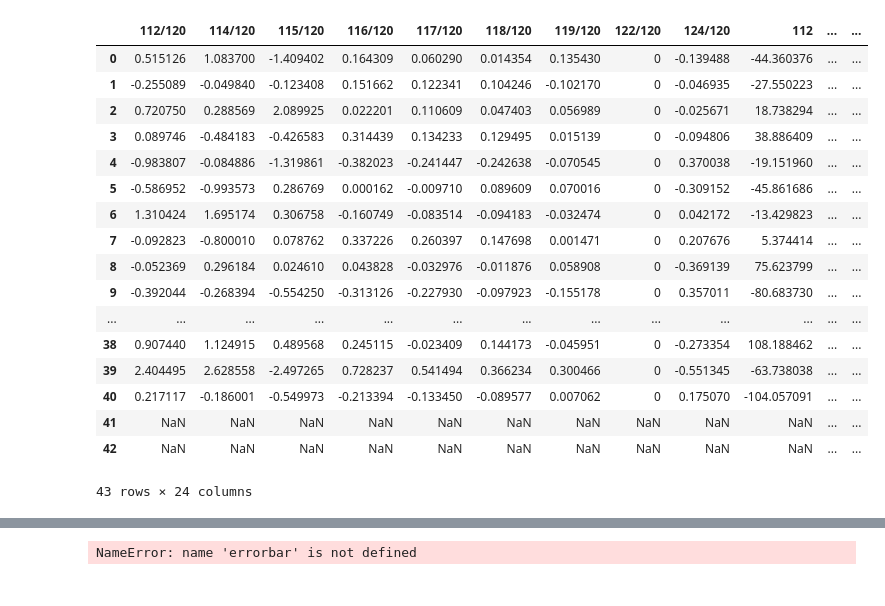
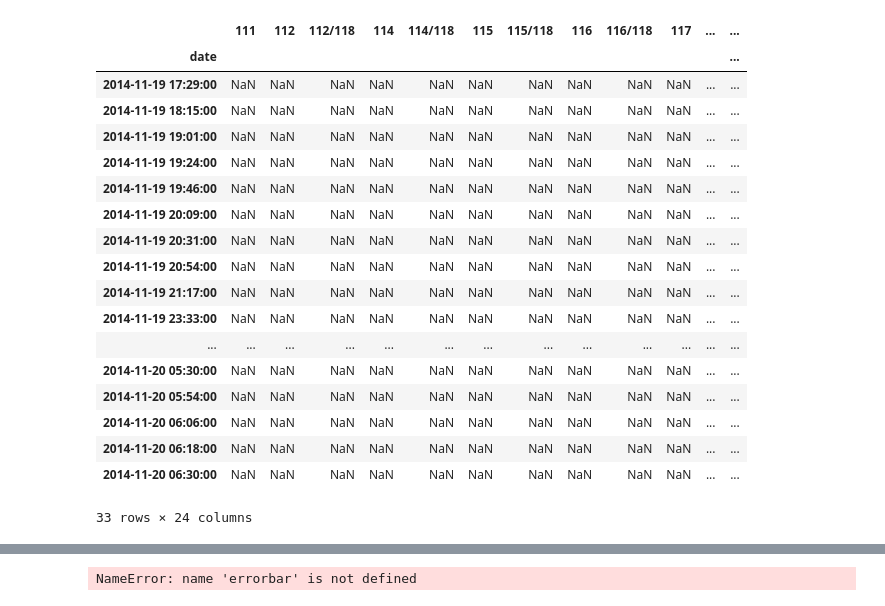
Before and after one commit to Marfster/NU_Plasma, a Jupyter notebook: Nu Plasma Evaluation - internal norm.ipynb, the cells around one changed output, grey strips where cells are left out. Saved outputs shown, nothing was run; the diff lists cells and outputs as text; code cells hidden in the pictures.

```diff
--- a/Nu Plasma Evaluation - internal norm.ipynb
+++ b/Nu Plasma Evaluation - internal norm.ipynb
@@ -30,13 +30,13 @@ corr_isotopes_Sb = {"Te": "125"}
 # Mass Range of cup configuration
 mass_range = cycles2_mass_range
 #isotopes = [["111", "112", "114", "115", "116", "117", "118", "119", "122", "124"], ["117", "118", "119", "122", "124"]]
-isotopes = [["112", "114", "115", "116", "117", "118", "119", "122", "124"]]
+isotopes = [["112", "114", "115", "116", "117", "119", "120", "122", "124"]]
 #isotopes = [["116", "117", "118", "119", "122", "124"]]
-isotope_column = ["112", "114", "115", "116", "117", "118", "119", "122", "124"]
-data_sample_column = [(i + "/" + "120") for i in isotope_column]
+isotope_column = ["112", "114", "115", "116", "117", "119", "120", "122", "124"]
+data_sample_column = [(i + "/" + "118") for i in isotope_column]
 
-denom_isotope = "120"
-norm_ratio = ["122","120"]
+denom_isotope = "118"
+norm_ratio = ["122","118"]
 #number of iterations for beta
 iter_beta = 10
 
@@ -51,6 +51,7 @@ df_all = pd.DataFrame()
 blk_ls = []
 sample_ls = []
 files_1 = range(files_start, files_end, 1)
+#files_1 = range(100, 125, 1) + range(132, 165, 1)
 for sample in files_1:
     df = NU_data_read(path, sample, cup_config)
     cycles = range(1, len(df.data_read(sample).index)+1)
@@ -72,7 +73,7 @@ for sample in files_1:
 
     if sample_name == "blank sol" or sample_name == "wash" or sample_name == "wash clean":
         blk_ls.append(sample)
-    elif sample_name == "SQ" or sample_name == "teflon blank" or sample_name == "4ml HDPE blank":
+    elif sample_name == "SQ" or sample_name == "teflon blank" or sample_name == "4ml HDPE blank" or sample_name == "blank sample":
         None
     else:
         sample_ls.append(sample)
@@ -105,5 +106,4 @@ df_all
 # %%
-files_1 = range(files_start, files_end, 1)
 df_raw_signals = pd.DataFrame()
 df_internal_norm = pd.DataFrame()
 
@@ -143,7 +143,7 @@ for sample in sample_ls:
     data_sample_raw = pd.DataFrame.from_dict(data_sample_raw, orient = 'index')
     data_sample_raw = new_corr.mad_outlier_rejection(data_sample_raw)
 
-    data_sample = new_corr.internal_norm_1(norm_ratio, denom_isotope, iter_beta)
+    data_sample = new_corr.internal_norm_2(norm_ratio, denom_isotope, iter_beta)
     data_sample = pd.DataFrame.from_dict(data_sample, orient = 'index')
     data_sample = new_corr.mad_outlier_rejection(data_sample)
 
@@ -161,3 +161,4 @@ for sample in sample_ls:
     data_sample = data_sample.merge(data_sample_raw)
 
     df_internal_norm = df_internal_norm.append(data_sample)
+    print sample, sample_name
@@ -168,9 +187,10 @@ columns.extend(data_sample_column)
 columns.extend(sorted(data_sample_raw.drop("cycle", axis=1).columns))
 df_internal_sub = pd.DataFrame(df_internal_norm, columns = columns)
 
-df_all_sub = df_all[(df_all["sample"] != "blank sol") & (df_all["sample"] != "SQ") & (df_all["sample"] != "teflon blank")]
+df_all_sub = df_all[(df_all["sample"] != "blank sol") & (df_all["sample"] != "SQ") & (df_all["sample"] != "teflon blank") & (df_all["sample"] != "wash clean") & (df_all["sample"] != "blank sample")]
 df_internal_sub["111"] = df_all_sub["L3 (1)"]
 df_internal_sub["125"] = df_all_sub["H5 (2)"]
 df_internal_sub["Cd/Sn"] = (df_all_sub["L3 (1)"]/12.722)/(df_all_sub["H4 (1)"]/24.223)
 df_internal_sub["Te/Sn"] = (df_all_sub["H5 (2)"]/7.0509)/(df_all_sub["H4 (1)"]/24.223)
 #df_external_sub.to_csv(path_sav + "Sn_H9_L4_internal_corr_all.csv")
+df_internal_norm
@@ -240,46 +258,47 @@ show(dataplot)
 # %%
 sub_index = df_internal_norm_mean[(df_internal_norm_mean["sample"].shift(1) == df_internal_norm_mean["sample"].shift(-1)) & (df_internal_norm_mean["sample"].shift(1) == "NIST 100ppb")].index
 #corr_values = df_internal_norm_mean[(df_external_norm_mean >= 0.74289)]
 #corr_values = df_internal_norm_mean[:"20150110 10:00"]
 corr_values = df_internal_norm_mean[df_internal_norm_mean["118"] >= 1]
 #corr_values = df_internal_norm_mean
 sample = corr_values["sample"]
-std_mean = corr_values[(corr_values["sample"] == "NIST 100ppb")].mean()
+std_mean = corr_values[(corr_values["sample"] == "SPEX1 100ppb")].mean()
 new = corr_values[corr_values.columns[corr_values.dtypes != 'object']]
 
 #std_mean["112/120", "114/120", "115/120", "117/120", "118/120", "119/120", "122/120", "124/120"] = [0.029823, 0.020189, 0.010372, 0.235299, 0.742923, 0.263443, 0.142078, 0.177546]
 #print std_mean
-#epsilon =  ((new / std_mean)-1)*10000
+epsilon =  ((new / std_mean)-1)*10000
 #new["sample"] = sample
-epsilon_NIST =  ((new / ((new.shift(1) + new.shift(-1))/2))-1)*10000
-epsilon_2 = ((new / ((new.shift(2) + new.shift(-2))/2))-1)*10000
-epsilon_NIST["sample"] = sample
-epsilon_2["sample"] = sample
+#epsilon_NIST =  ((new / ((new.shift(1) + new.shift(-1))/2))-1)*10000
+#epsilon_2 = ((new / ((new.shift(2) + new.shift(-2))/2))-1)*10000
+epsilon["sample"] = sample
+#epsilon_2["sample"] = sample
 
-epsilon_NIST = epsilon_NIST[new.index.isin(sub_index)]
+#epsilon = epsilon[new.index.isin(sub_index)]
 #new[new.sample != "NIST 100ppb"]
-epsilon_2 = epsilon_2[epsilon_2["sample"] == "NIST 100ppb"]
-epsilon_comp = epsilon_NIST.append(epsilon_2, ignore_index=True)
-epsilon_comp
+#epsilon_2 = epsilon_2[epsilon_2["sample"] == "NIST 100ppb"]
+#epsilon_comp = epsilon_NIST.append(epsilon_2, ignore_index=True)
+epsilon
 # %% [output]
-|  | 112/120 | 114/120 | 115/120 | 116/120 | 117/120 | 118/120 | 119/120 | 122/120 | 124/120 | 112 | ... | ... |
-| 0 | 0.515126 | 1.083700 | -1.409402 | 0.164309 | 0.060290 | 0.014354 | 0.135430 | 0 | -0.139488 | -44.360376 | ... | ... |
-| 1 | -0.255089 | -0.049840 | -0.123408 | 0.151662 | 0.122341 | 0.104246 | -0.102170 | 0 | -0.046935 | -27.550223 | ... | ... |
-| 2 | 0.720750 | 0.288569 | 2.089925 | 0.022201 | 0.110609 | 0.047403 | 0.056989 | 0 | -0.025671 | 18.738294 | ... | ... |
-| 3 | 0.089746 | -0.484183 | -0.426583 | 0.314439 | 0.134233 | 0.129495 | 0.015139 | 0 | -0.094806 | 38.886409 | ... | ... |
-| 4 | -0.983807 | -0.084886 | -1.319861 | -0.382023 | -0.241447 | -0.242638 | -0.070545 | 0 | 0.370038 | -19.151960 | ... | ... |
-| 5 | -0.586952 | -0.993573 | 0.286769 | 0.000162 | -0.009710 | 0.089609 | 0.070016 | 0 | -0.309152 | -45.861686 | ... | ... |
-| 6 | 1.310424 | 1.695174 | 0.306758 | -0.160749 | -0.083514 | -0.094183 | -0.032474 | 0 | 0.042172 | -13.429823 | ... | ... |
-| 7 | -0.092823 | -0.800010 | 0.078762 | 0.337226 | 0.260397 | 0.147698 | 0.001471 | 0 | 0.207676 | 5.374414 | ... | ... |
-| 8 | -0.052369 | 0.296184 | 0.024610 | 0.043828 | -0.032976 | -0.011876 | 0.058908 | 0 | -0.369139 | 75.623799 | ... | ... |
-| 9 | -0.392044 | -0.268394 | -0.554250 | -0.313126 | -0.227930 | -0.097923 | -0.155178 | 0 | 0.357011 | -80.683730 | ... | ... |
+|  | 111 | 112 | 112/118 | 114 | 114/118 | 115 | 115/118 | 116 | 116/118 | 117 | ... | ... |
+| date |  |  |  |  |  |  |  |  |  |  |  | ... |
+| 2014-11-19 17:29:00 | NaN | NaN | NaN | NaN | NaN | NaN | NaN | NaN | NaN | NaN | ... | ... |
+| 2014-11-19 18:15:00 | NaN | NaN | NaN | NaN | NaN | NaN | NaN | NaN | NaN | NaN | ... | ... |
+| 2014-11-19 19:01:00 | NaN | NaN | NaN | NaN | NaN | NaN | NaN | NaN | NaN | NaN | ... | ... |
+| 2014-11-19 19:24:00 | NaN | NaN | NaN | NaN | NaN | NaN | NaN | NaN | NaN | NaN | ... | ... |
+| 2014-11-19 19:46:00 | NaN | NaN | NaN | NaN | NaN | NaN | NaN | NaN | NaN | NaN | ... | ... |
+| 2014-11-19 20:09:00 | NaN | NaN | NaN | NaN | NaN | NaN | NaN | NaN | NaN | NaN | ... | ... |
+| 2014-11-19 20:31:00 | NaN | NaN | NaN | NaN | NaN | NaN | NaN | NaN | NaN | NaN | ... | ... |
+| 2014-11-19 20:54:00 | NaN | NaN | NaN | NaN | NaN | NaN | NaN | NaN | NaN | NaN | ... | ... |
+| 2014-11-19 21:17:00 | NaN | NaN | NaN | NaN | NaN | NaN | NaN | NaN | NaN | NaN | ... | ... |
+| 2014-11-19 23:33:00 | NaN | NaN | NaN | NaN | NaN | NaN | NaN | NaN | NaN | NaN | ... | ... |
 | ... | ... | ... | ... | ... | ... | ... | ... | ... | ... | ... | ... | ... |
-| 38 | 0.907440 | 1.124915 | 0.489568 | 0.245115 | -0.023409 | 0.144173 | -0.045951 | 0 | -0.273354 | 108.188462 | ... | ... |
-| 39 | 2.404495 | 2.628558 | -2.497265 | 0.728237 | 0.541494 | 0.366234 | 0.300466 | 0 | -0.551345 | -63.738038 | ... | ... |
-| 40 | 0.217117 | -0.186001 | -0.549973 | -0.213394 | -0.133450 | -0.089577 | 0.007062 | 0 | 0.175070 | -104.057091 | ... | ... |
-| 41 | NaN | NaN | NaN | NaN | NaN | NaN | NaN | NaN | NaN | NaN | ... | ... |
-| 42 | NaN | NaN | NaN | NaN | NaN | NaN | NaN | NaN | NaN | NaN | ... | ... |
+| 2014-11-20 05:30:00 | NaN | NaN | NaN | NaN | NaN | NaN | NaN | NaN | NaN | NaN | ... | ... |
+| 2014-11-20 05:54:00 | NaN | NaN | NaN | NaN | NaN | NaN | NaN | NaN | NaN | NaN | ... | ... |
+| 2014-11-20 06:06:00 | NaN | NaN | NaN | NaN | NaN | NaN | NaN | NaN | NaN | NaN | ... | ... |
+| 2014-11-20 06:18:00 | NaN | NaN | NaN | NaN | NaN | NaN | NaN | NaN | NaN | NaN | ... | ... |
+| 2014-11-20 06:30:00 | NaN | NaN | NaN | NaN | NaN | NaN | NaN | NaN | NaN | NaN | ... | ... |
-43 rows × 24 columns
+33 rows × 24 columns
 # %%
 def SD2(x):
     SD2 = np.std(x) * 2
```
Also changed, not shown: parts of 8 cells of this notebook, 2 other files.
